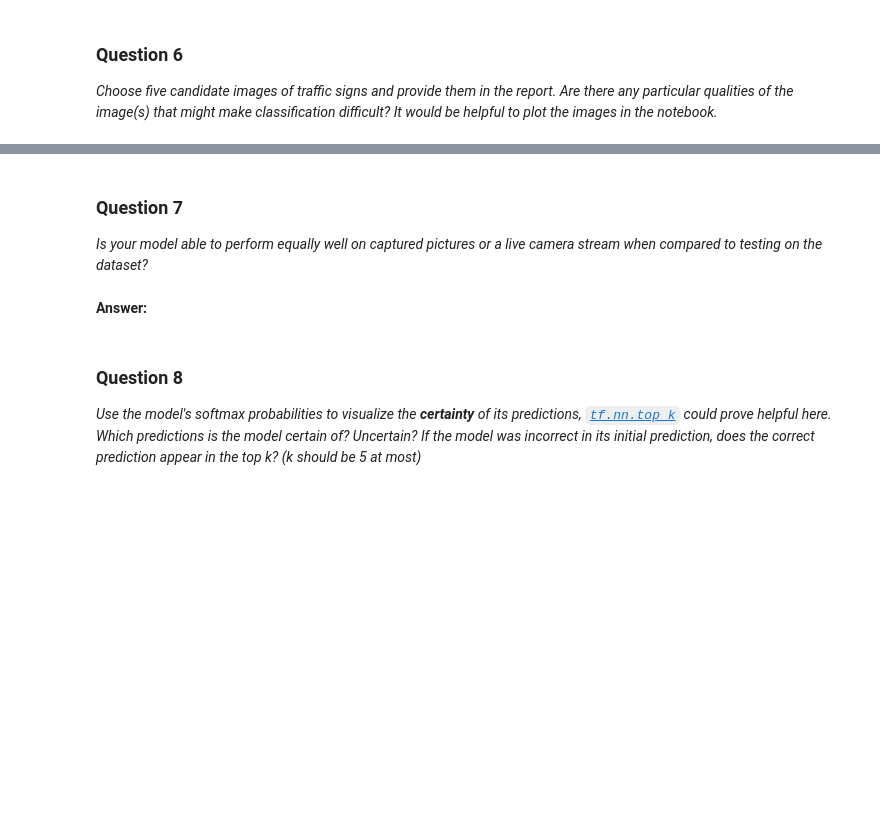
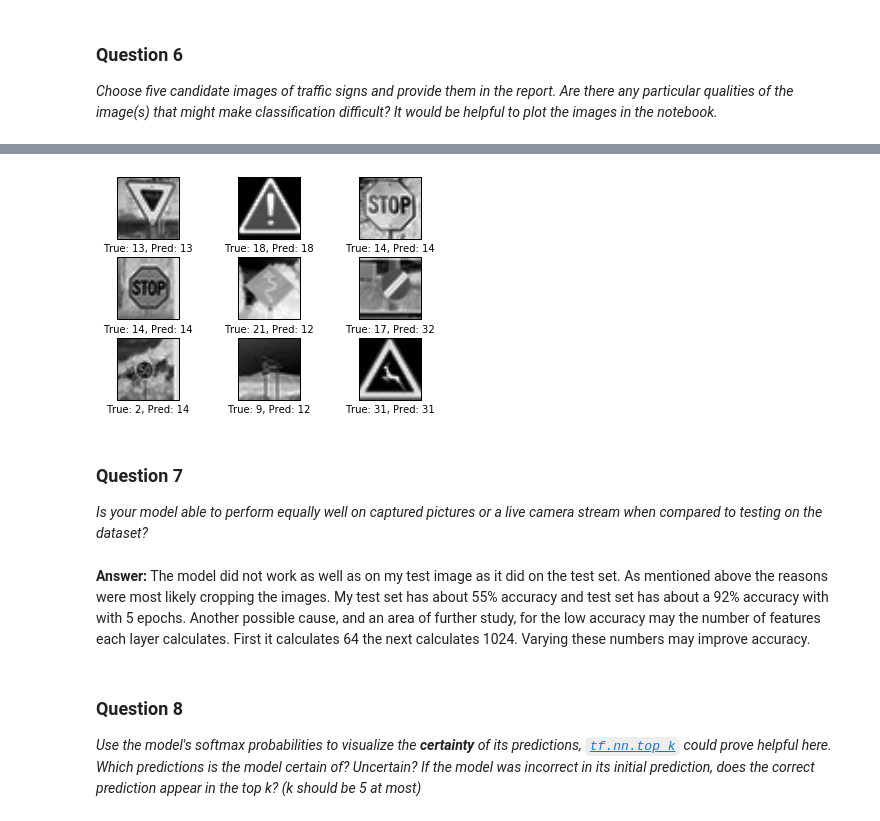
Before and after one commit to bkapsalis/Predict_Traffic_Signs_From_Images, a Jupyter notebook: Traffic_Signs_Recognition.ipynb, the cells around one changed output, grey strips where cells are left out. Drawn from its saved outputs; the diff is of its cells as text; code cells hidden in the pictures; blank space fills up the shorter version.

```diff
--- a/Traffic_Signs_Recognition.ipynb
+++ b/Traffic_Signs_Recognition.ipynb
@@ -609,0 +487,7 @@ _What does your final architecture look like? (Type of model, layers, sizes, con
+# %%
+sm=tf.nn.softmax(y_conv)
+#sm=tf.nn.top_k(tf.nn.softmax(y_conv), 5, True)
+#labels = tf.placeholder(tf.int32, shape=(batch_size))
+#labels = tf.placeholder(tf.int32, shape=(43))
+#correct = tf.nn.in_top_k(sm, labels , 1)
+#eval_correct = tf.nn.in_top_k(logits, labels, 1)
@@ -653,6 +657,14 @@ _Choose five candidate images of traffic signs and provide them in the report. A
+# %%
+#idx = np.random.choice(my_test_X.shape[0], size=9, replace=False)
+idx = list(range(0, 9))
+images = my_test_X[idx,:]
+# Get the true classes for those images.
+cls_true = my_test_y2[idx]
+# Plot the images and labels using our helper-function above.
+plot_images(images=images, cls_true=cls_true, cls_pred=predictions )
+# %% [output]
+[figure, added]
 # %% [markdown]
 ### Question 7
 
 _Is your model able to perform equally well on captured pictures or a live camera stream when compared to testing on the dataset?_
-# %% [markdown]
-**Answer:**
@@ -662,3 +671,5 @@ _Is your model able to perform equally well on captured pictures or a live camer
+# %% [markdown]
+**Answer:** The model did not work as well as on my test image as it did on the test set. As mentioned above the reasons were most likely cropping the images. My test set has about 55% accuracy and test set has about a  92% accuracy with with 5 epochs. Another possible cause, and an area of further study, for the low accuracy may the number of features each layer calculates. First it calculates 64 the next calculates 1024. Varying these numbers may improve accuracy.
 # %% [markdown]
 ### Question 8
 
```
Also changed, not shown: parts of 74 cells of this notebook, 16 other files.
